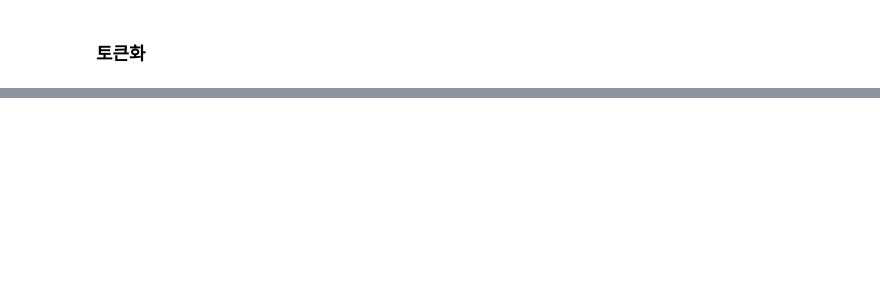
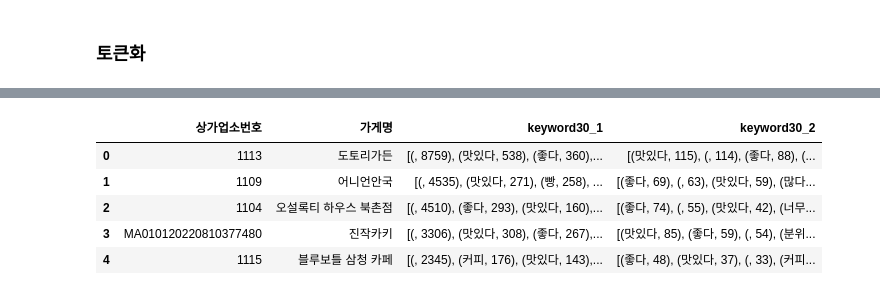
Before and after one commit to TEAM-SMooD/Keyword_Extraction, a Jupyter notebook: keyword_preprocess1.ipynb, the cells around one changed output, grey strips where cells are left out. Drawn from its saved outputs; the diff is of its cells as text; code cells hidden in the pictures; blank space fills up the shorter version.

Commit message:
feat : keyword_preprocess 수정

```diff
--- a/keyword_preprocess1.ipynb
+++ b/keyword_preprocess1.ipynb
@@ -174,0 +326,43 @@ sorted_result
+# %%
+def word_one(df):
+
+    shop_name_list=[]
+    shop_num_list=[]
+    keyword1_list=[]
+    keyword2_list=[]
+
+    df_list=df['가게명'].value_counts().index#가게리스트
+
+    for i in range(len(df_list)):
+        shop_name=df_list[i]
+        shop_name_list.append(shop_name)#가게명
+
+        test=df[df['가게명']==shop_name]
+        test=test.reset_index(drop=True)#가게 데이터만 떼와서 리셋
+
+        shop_num=test['상가업소번호'][0]#상가업소번호 저장
+        shop_num_list.append(shop_num)
+
+        test_review=test['keyword_stem'].tolist()
+        test_review_two=test['keyword_stem'].tolist()
+
+        test_word_dict=count_words(test_review)
+        test_word_dict_two=count_words_two(test_review_two)
+
+        dict=test_word_dict.most_common(50)
+        dict_two=test_word_dict_two.most_common(50)
+
+        keyword1_list.append(dict)
+        keyword2_list.append(dict_two)
+
+    shop_keyword=pd.DataFrame({'상가업소번호':shop_num_list,
+                                '가게명':shop_name_list,
+                                'keyword30_1':keyword1_list,
+                                'keyword30_2':keyword2_list})
+
+    return shop_keyword
+# %%
+bk1=word_one(b1)
+bk2=word_one(b2)
+bk3=word_one(b3)
+bk4=word_one(b4)
@@ -174,0 +394,9 @@ sorted_result
+# %%
+bk1.head()
+# %% [output]
+|  | 상가업소번호 | 가게명 | keyword30_1 | keyword30_2 |
+| 0 | 1113 | 도토리가든 | [(, 8759), (맛있다, 538), (좋다, 360),... | [(맛있다, 115), (, 114), (좋다, 88), (... |
+| 1 | 1109 | 어니언안국 | [(, 4535), (맛있다, 271), (빵, 258), ... | [(좋다, 69), (, 63), (맛있다, 59), (많다... |
+| 2 | 1104 | 오설록티 하우스 북촌점 | [(, 4510), (좋다, 293), (맛있다, 160),... | [(좋다, 74), (, 55), (맛있다, 42), (너무... |
+| 3 | MA010120220810377480 | 진작카키 | [(, 3306), (맛있다, 308), (좋다, 267),... | [(맛있다, 85), (좋다, 59), (, 54), (분위... |
+| 4 | 1115 | 블루보틀 삼청 카페 | [(, 2345), (커피, 176), (맛있다, 143),... | [(좋다, 48), (맛있다, 37), (, 33), (커피... |
```
Also changed, not shown: parts of 43 cells of this notebook, 1 other file.
